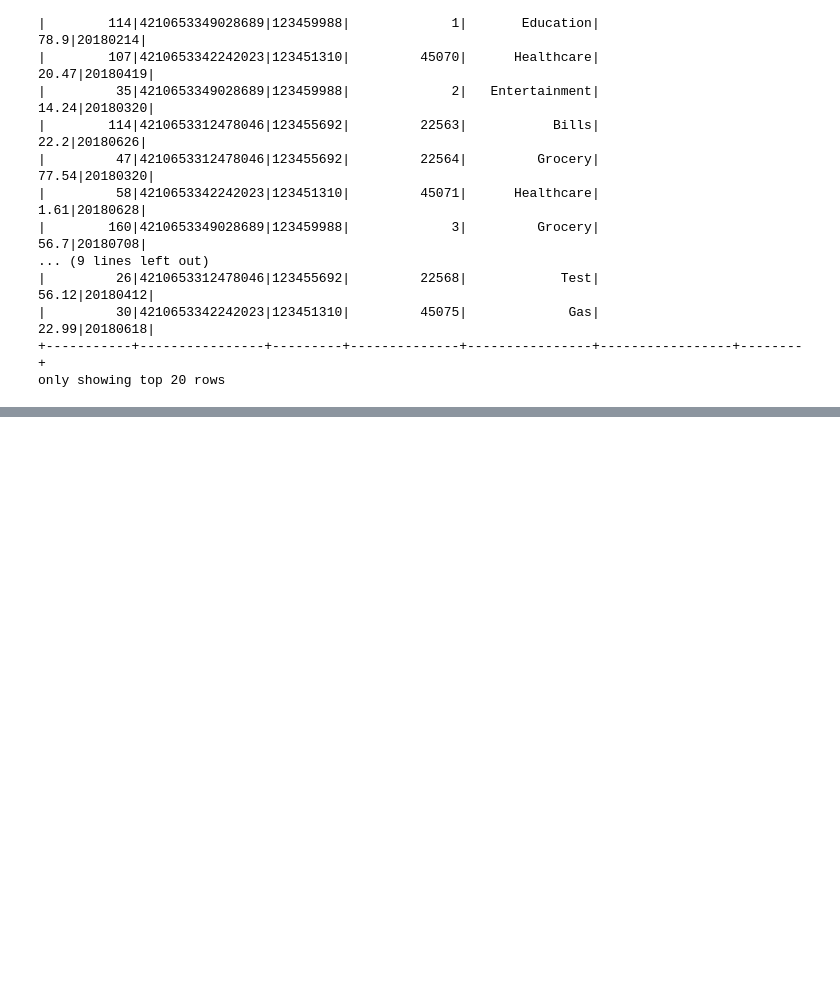
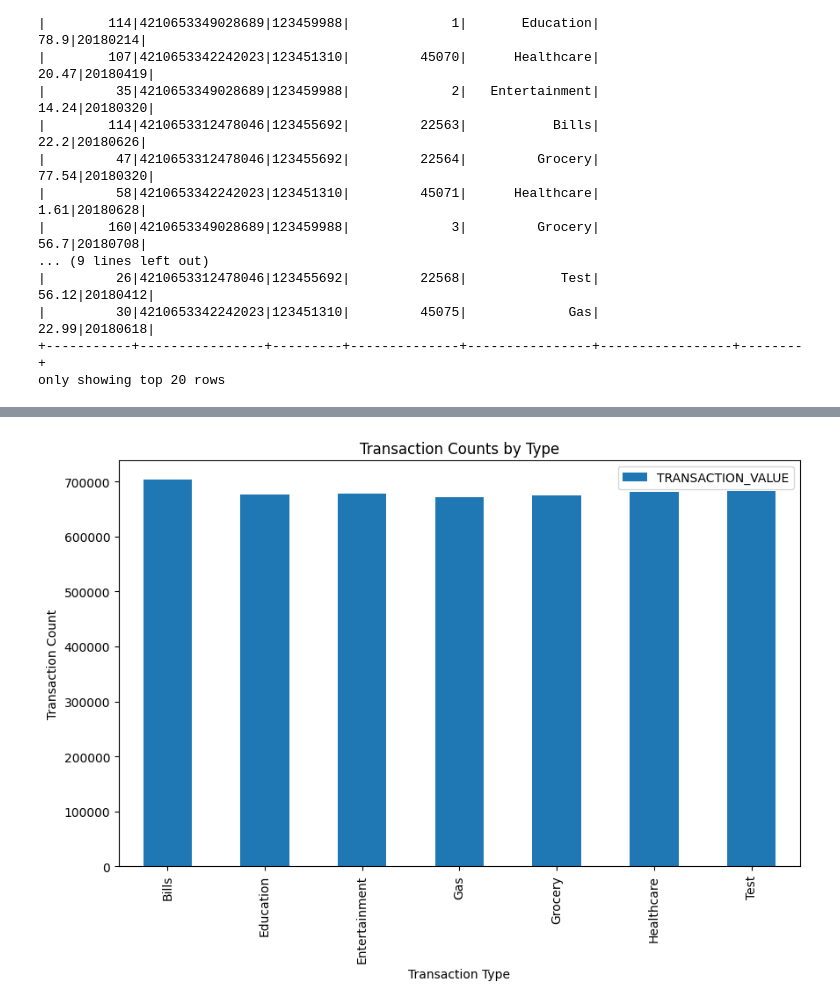
Before and after one commit to gitjish/Etlloan_project, a Jupyter notebook: cred_extraction.ipynb, the cells around one changed output, grey strips where cells are left out. Saved outputs shown, nothing was run; the diff lists cells and outputs as text; code cells hidden in the pictures; blank space fills up the shorter version.

Commit message:
loan api visualization finished

```diff
--- a/cred_extraction.ipynb
+++ b/cred_extraction.ipynb
@@ -130,3 +130,5 @@ df_new.show()
 |         30|4210653342242023|123451310|         45075|             Gas|            22.99|20180618|
 +-----------+----------------+---------+--------------+----------------+-----------------+--------+
 only showing top 20 rows
+# %%
+df=df_new.toPandas()
@@ -132,0 +144,3 @@ only showing top 20 rows
+# %%
+df1 = df[['TRANSACTION_TYPE', 'TRANSACTION_VALUE']].groupby(df['TRANSACTION_TYPE']).sum()
+#df1.reset_index(inplace=True)
@@ -132,0 +149,8 @@ only showing top 20 rows
+# %%
+df1.plot(kind='bar', x='TRANSACTION_TYPE', y='TRANSACTION_VALUE',figsize=(10,6))
+plt.title('Transaction Counts by Type')
+plt.xlabel('Transaction Type')
+plt.ylabel('Transaction Count')
+plt.show()
+# %% [output]
+[figure, added]
```
Also changed, not shown: parts of 2 cells of this notebook, 1 other file.
